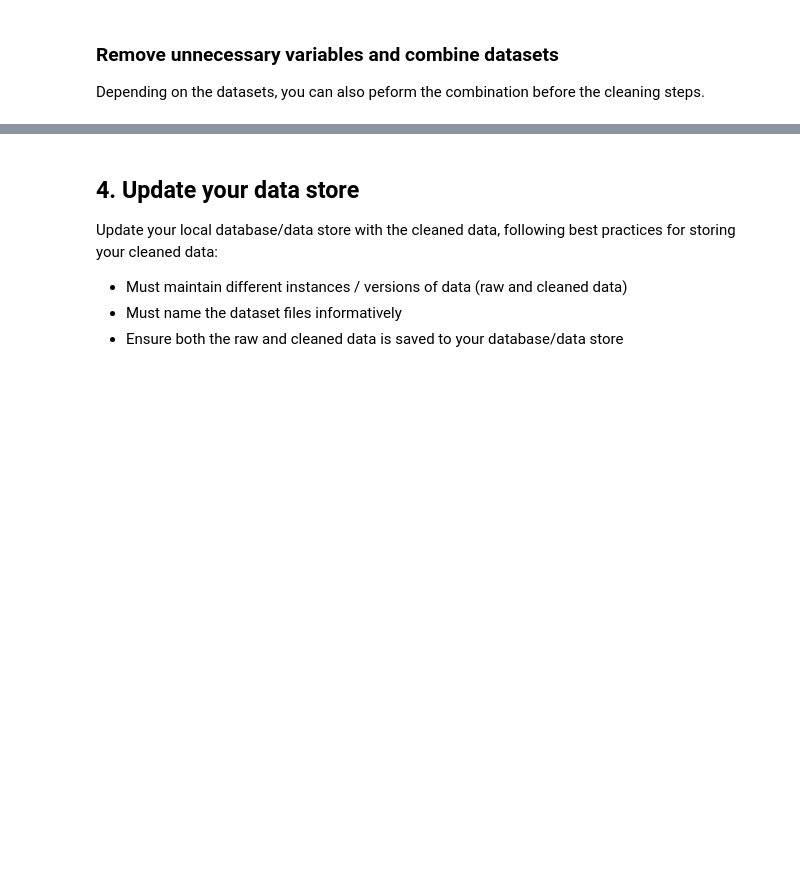
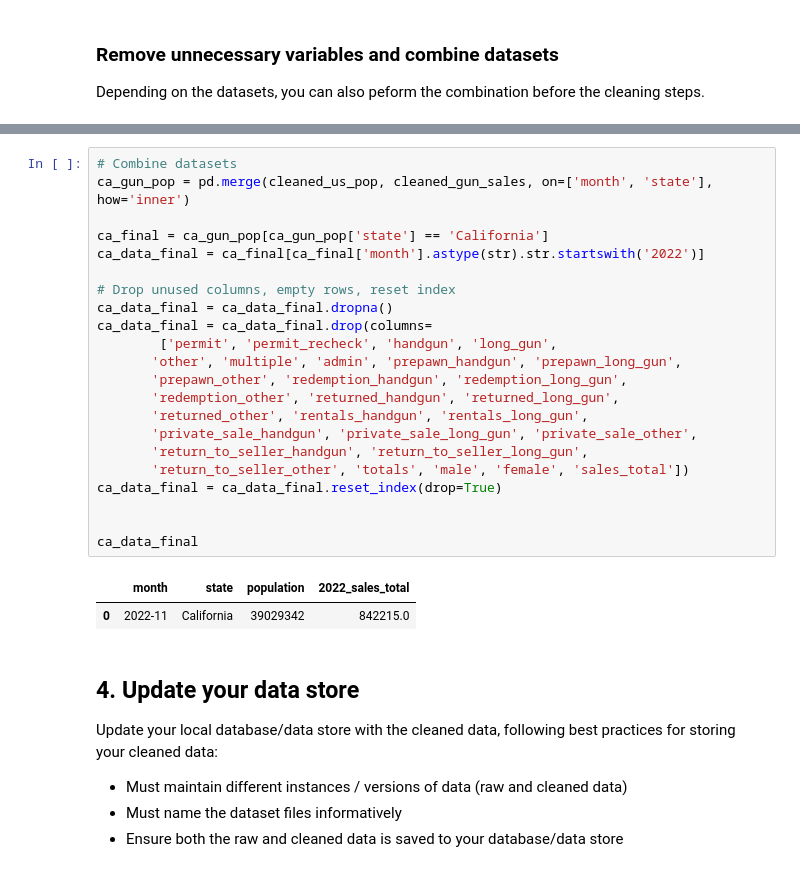
Before and after one commit to BryanHolbrook/us-gun-sales-per-capita, a Jupyter notebook: Data_Wrangling_Project_Starter.ipynb, the cells around one changed output, grey strips where cells are left out. Drawn from its saved outputs; the diff is of its cells as text; blank space fills up the shorter version.

```diff
--- a/Data_Wrangling_Project_Starter.ipynb
+++ b/Data_Wrangling_Project_Starter.ipynb
@@ -529,3 +541,28 @@ ca_sales_23['sales_total'].sum()
+# %%
+# Combine datasets
+ca_gun_pop = pd.merge(cleaned_us_pop, cleaned_gun_sales, on=['month', 'state'], how='inner')
+
+ca_final = ca_gun_pop[ca_gun_pop['state'] == 'California']
+ca_data_final = ca_final[ca_final['month'].astype(str).str.startswith('2022')]
+
+# Drop unused columns, empty rows, reset index
+ca_data_final = ca_data_final.dropna()
+ca_data_final = ca_data_final.drop(columns=
+        ['permit', 'permit_recheck', 'handgun', 'long_gun',
+       'other', 'multiple', 'admin', 'prepawn_handgun', 'prepawn_long_gun',
+       'prepawn_other', 'redemption_handgun', 'redemption_long_gun',
+       'redemption_other', 'returned_handgun', 'returned_long_gun',
+       'returned_other', 'rentals_handgun', 'rentals_long_gun',
+       'private_sale_handgun', 'private_sale_long_gun', 'private_sale_other',
+       'return_to_seller_handgun', 'return_to_seller_long_gun',
+       'return_to_seller_other', 'totals', 'male', 'female', 'sales_total'])
+ca_data_final = ca_data_final.reset_index(drop=True)
+
+
+ca_data_final
+# %% [output]
+|  | month | state | population | 2022_sales_total |
+| 0 | 2022-11 | California | 39029342 | 842215.0 |
 # %% [markdown]
 ## 4. Update your data store
 Update your local database/data store with the cleaned data, following best practices for storing your cleaned data:
```
Also changed, not shown: parts of 22 cells of this notebook.
